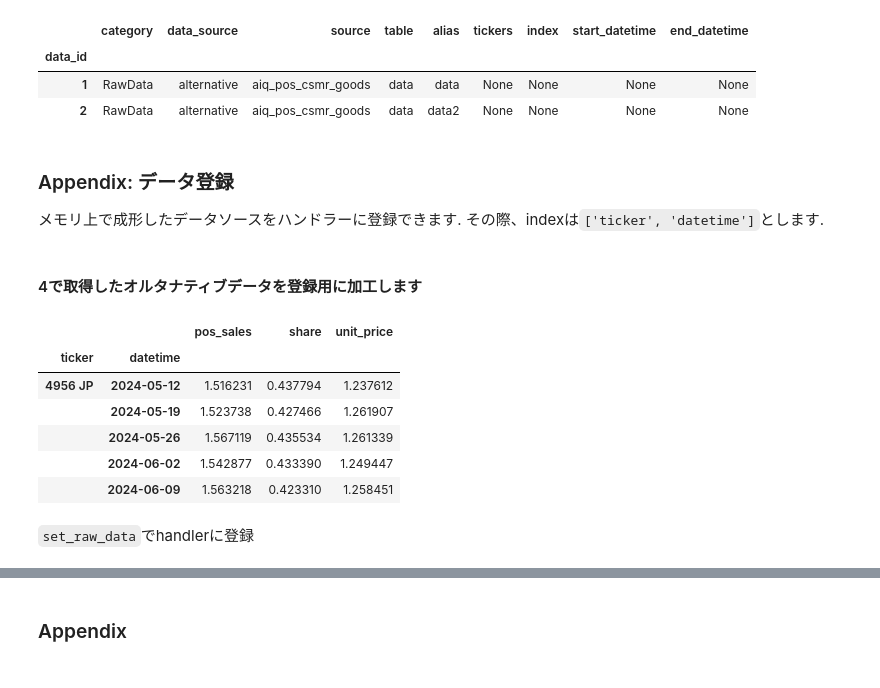
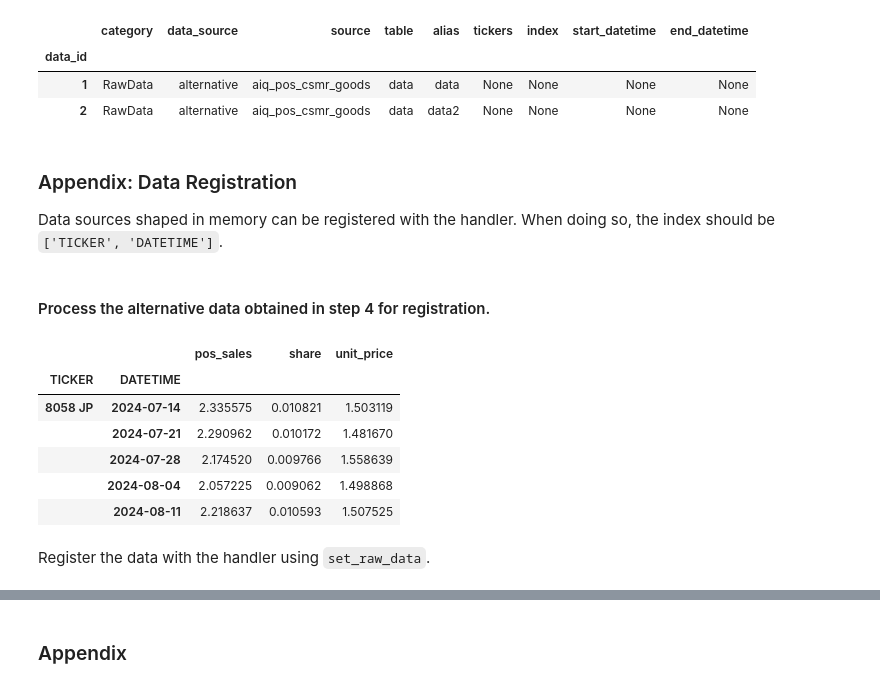
Before and after one commit to aiqindex/sample_notebooks, a Jupyter notebook: components/data_handler.ipynb, the cells around one changed output, grey strips where cells are left out. Cells and saved outputs as stored; diff of their text form; code cells hidden in the pictures.

```diff
--- a/components/data_handler.ipynb
+++ b/components/data_handler.ipynb
@@ -279,30 +278,29 @@ _sdh.extract_definition
 | 1 | RawData | alternative | aiq_pos_csmr_goods | data | data | None | None | None | None |
 | 2 | RawData | alternative | aiq_pos_csmr_goods | data | data2 | None | None | None | None |
 # %% [markdown]
-### Appendix: データ登録
-メモリ上で成形したデータソースをハンドラーに登録できます. その際、indexは`['ticker', 'datetime']`とします.
+### Appendix: Data Registration
+
+Data sources shaped in memory can be registered with the handler. When doing so, the index should be `['TICKER', 'DATETIME']`.
 # %% [markdown]
-#### 4で取得したオルタナティブデータを登録用に加工します
+#### Process the alternative data obtained in step 4 for registration.
 # %%
 df_pos = _sdh.get_raw_data(2)
-df_pos = df_pos.rename(columns={'TICKER': 'ticker', 'DATETIME': 'datetime'})
-
-df_pos['ticker'] = df_pos['ticker'] + ' JP'
-df_pos['datetime'] = pd.to_datetime(df_pos['datetime'])
-df_pos = df_pos.set_index(['ticker', 'datetime'])
+df_pos['TICKER'] = df_pos['TICKER'] + ' JP'
+df_pos['DATETIME'] = pd.to_datetime(df_pos['DATETIME'])
+df_pos = df_pos.set_index(['TICKER', 'DATETIME'])
 df_pos = df_pos.pivot(columns='VARIABLE', values='VALUE')
 df_pos.columns.name = ''
 df_pos.tail()
 # %% [output]
 |  |  | pos_sales | share | unit_price |
-| ticker | datetime |  |  |  |
-| 4956 JP | 2024-05-12 | 1.516231 | 0.437794 | 1.237612 |
-|  | 2024-05-19 | 1.523738 | 0.427466 | 1.261907 |
-|  | 2024-05-26 | 1.567119 | 0.435534 | 1.261339 |
-|  | 2024-06-02 | 1.542877 | 0.433390 | 1.249447 |
-|  | 2024-06-09 | 1.563218 | 0.423310 | 1.258451 |
+| TICKER | DATETIME |  |  |  |
+| 8058 JP | 2024-07-14 | 2.335575 | 0.010821 | 1.503119 |
+|  | 2024-07-21 | 2.290962 | 0.010172 | 1.481670 |
+|  | 2024-07-28 | 2.174520 | 0.009766 | 1.558639 |
+|  | 2024-08-04 | 2.057225 | 0.009062 | 1.498868 |
+|  | 2024-08-11 | 2.218637 | 0.010593 | 1.507525 |
 # %% [markdown]
-`set_raw_data`でhandlerに登録
+Register the data with the handler using `set_raw_data`.
 # %%
 data_id_alt = sdh.set_raw_data(
     data_source='aiq_pos_cmsr_goods',
```
Also changed, not shown: parts of 52 cells of this notebook, 1 other file.
